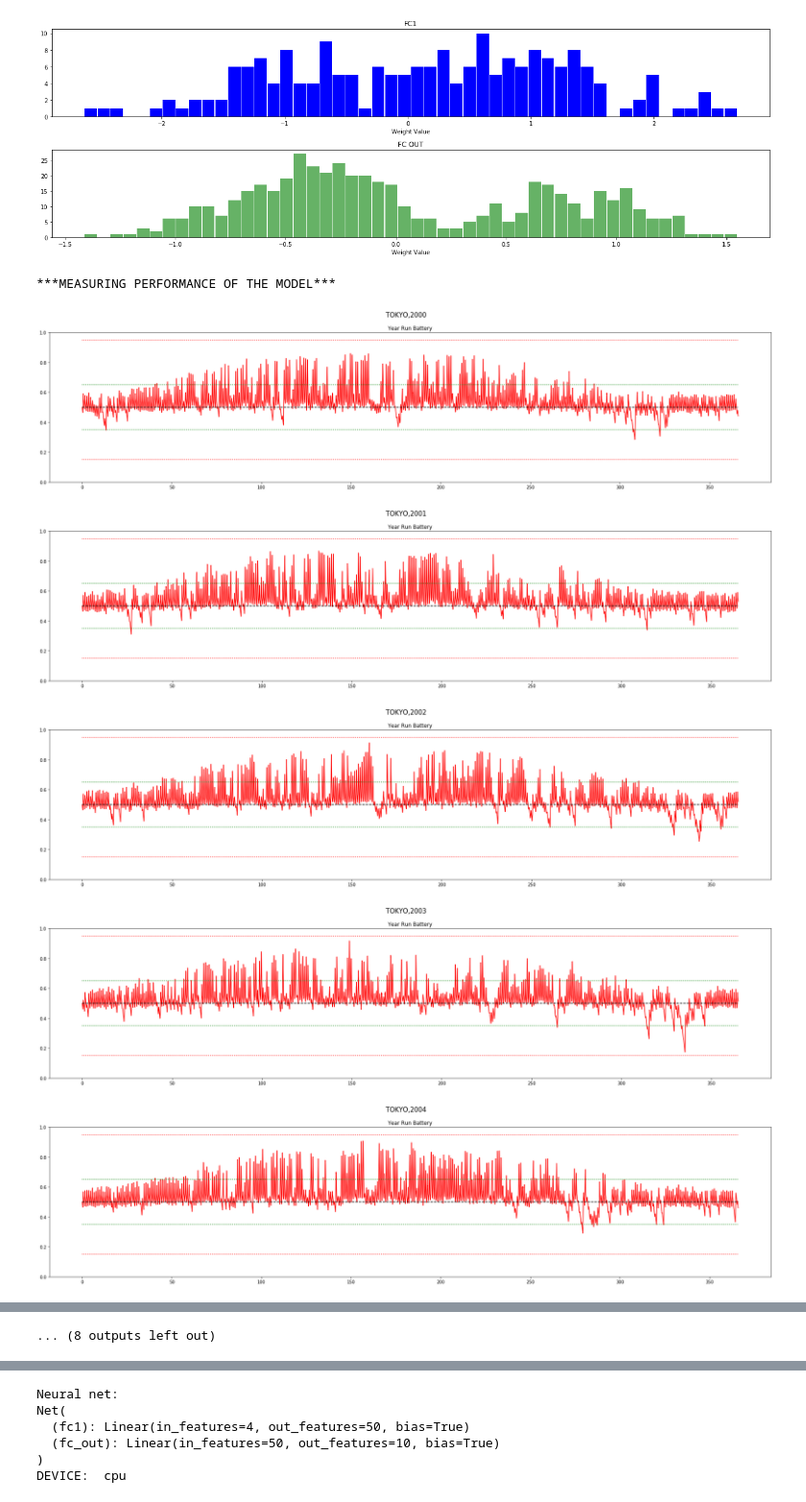
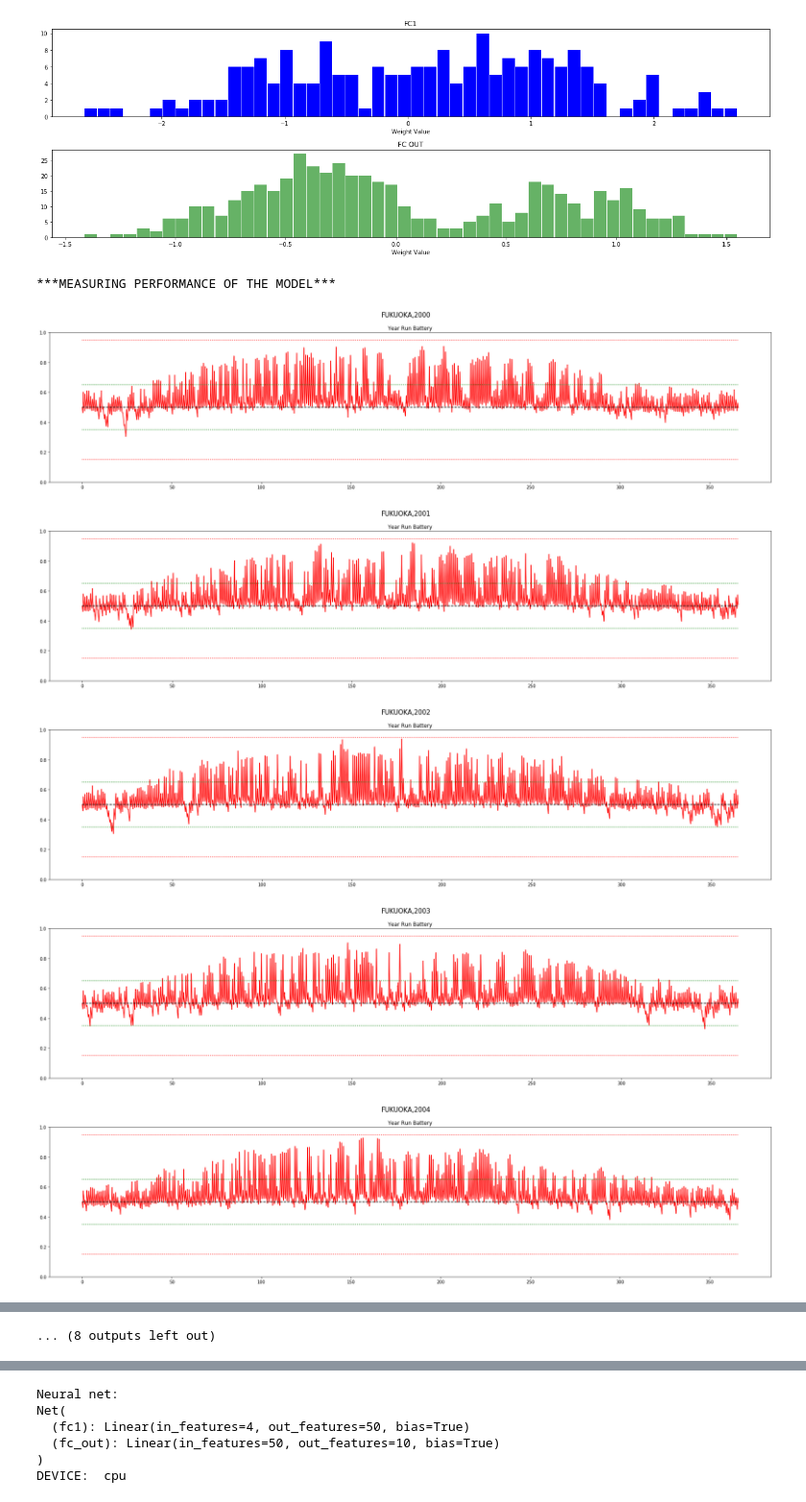
Before and after one commit to 5mali/first_spark, a Jupyter notebook: 1xTEST-A0.ipynb, the cells around one changed output, grey strips where cells are left out. Shown at 96% size. Drawn from its saved outputs; the diff is of its cells as text; code cells hidden in the pictures.

```diff
--- a/1xTEST-A0.ipynb
+++ b/1xTEST-A0.ipynb
@@ -687,7 +687,7 @@ plt.show()
 #TESTING
 print("***MEASURING PERFORMANCE OF THE MODEL***")
 results = np.empty(4)
-LOCATION = 'tokyo'
+LOCATION = 'fukuoka'
 for YEAR in np.arange(2000,2019):
     capm      = CAPM(LOCATION,YEAR,shuffle=False, trainmode=False) #instantiate the CAPM class
     capm.eno  = ENO(LOCATION,YEAR, shuffle=False, day_balance=False) #instantiate the environment inside the CAPM class
@@ -713,35 +713,35 @@ for YEAR in np.arange(2000,2019):
 # ###########################################################################################
     #     Plot the reward and battery for the entire year run
     title = LOCATION.upper() + ',' + str(YEAR)
     NO_OF_DAYS = capm.eno.NO_OF_DAYS
 
     fig = plt.figure(figsize=(24,6))
     fig.suptitle(title, fontsize=15)
 
 #     ax1 = fig.add_subplot(211)
 #     ax1.plot(yr_test_reward_rec)
 #     ax1.set_title("\n\nYear Run Reward")
 #     ax1.set_ylim([-3,3])
 
     ax2 = fig.add_subplot(111)
     ax2.plot(yr_test_record[:,0],'r')
     ax2.plot(np.ones_like(yr_test_record[:,0])*capm.BOPT/capm.BMAX, 'k--')
     ax2.plot(np.ones_like(yr_test_record[:,0])*capm.BLIM_LO/capm.BMAX, 'r:')
     ax2.plot(np.ones_like(yr_test_record[:,0])*capm.BLIM_HI/capm.BMAX, 'r:')
     ax2.plot(np.ones_like(yr_test_record[:,0])*(capm.BOPT+capm.ENP_MARGIN /2) /capm.BMAX, 'g:')
     ax2.plot(np.ones_like(yr_test_record[:,0])*(capm.BOPT-capm.ENP_MARGIN/2)/capm.BMAX, 'g:')
     ax2.set_title("\n\nYear Run Battery")
     ax2.set_ylim([0,1])
     plt.sca(ax2)
     plt.xticks(np.arange(0, NO_OF_DAYS*24, 50*24),np.arange(0,NO_OF_DAYS,50))
     fig.tight_layout()
     plt.show()
 # ###########################################################################################
 # ###########################################################################################
 # %% [output]
 ***MEASURING PERFORMANCE OF THE MODEL***
-[figure, old version]
+[figure, new version]
-[figure, old version]
+[figure, new version]
-[figure, old version]
+[figure, new version]
-[figure, old version]
+[figure, new version]
-[figure, old version]
+[figure, new version]
```
Also changed, not shown: parts of 8 cells of this notebook, 1 other file.
